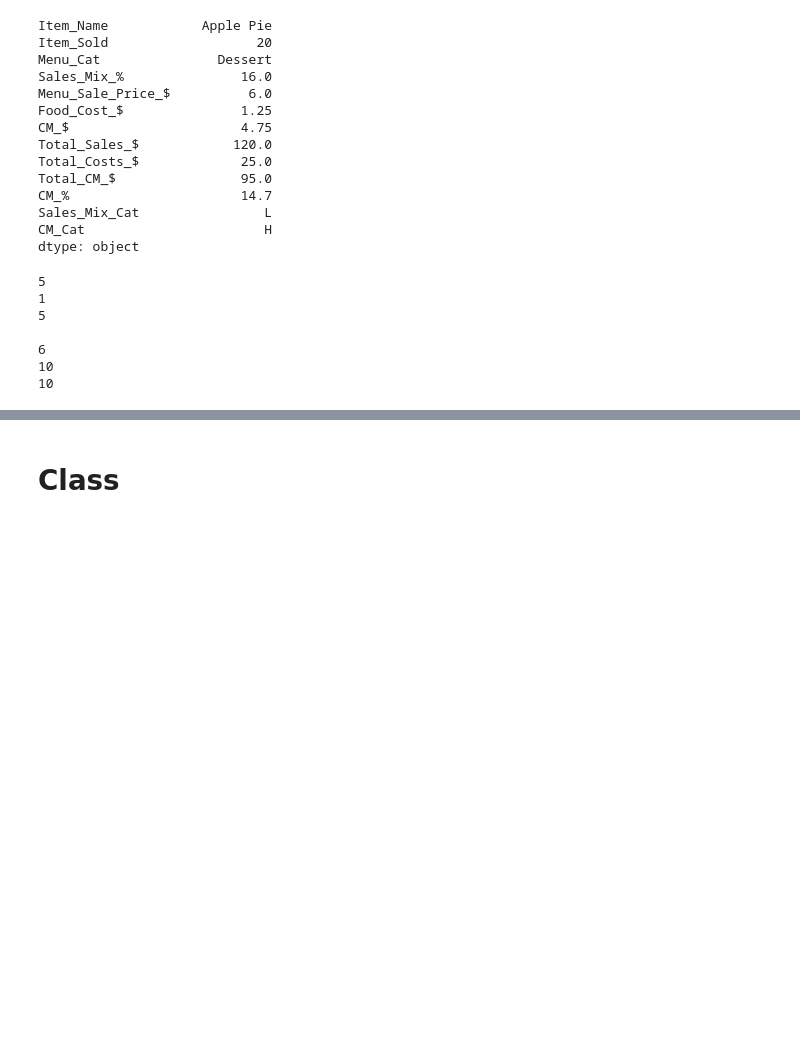
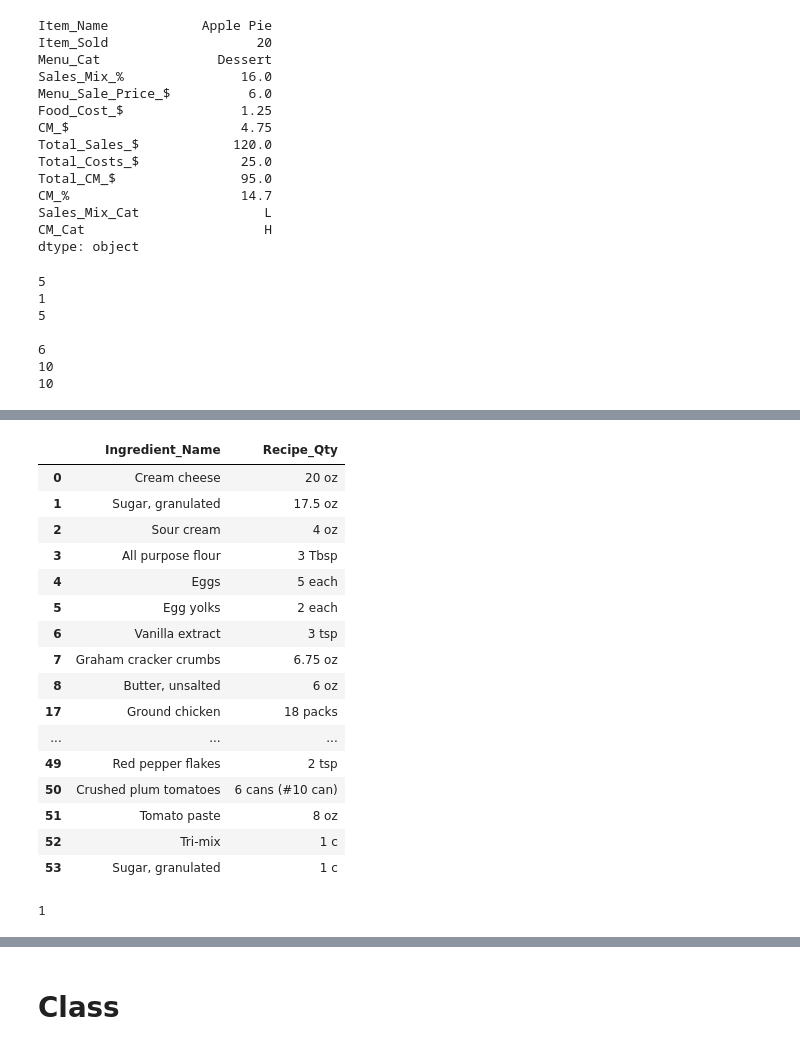
Before and after one commit to salsal3/easy-as-py, a Jupyter notebook: tests.ipynb, the cells around one changed output, grey strips where cells are left out. Cells and saved outputs as stored; diff of their text form; code cells hidden in the pictures; blank space fills up the shorter version.

```diff
--- a/tests.ipynb
+++ b/tests.ipynb
@@ -902,0 +970,12 @@ print(y)
+# %%
+# Create df for 'Order Sheet' with select columns
+df = get_df('Order Sheet', 0)[['Item','Order Unit','Best Price']]
+
+# Keep rows where the 'Best Price' IS NOT equal to 0
+df = df[df['Best Price'] != 0]
+order_sheet_df = df.rename(columns={
+    'Item':'Ingredient_Name',
+    'Order Unit':'Purchase_Unit',
+    'Best Price':'Purchase_Price_$'
+})
+order_sheet_df
@@ -912,11 +1045,9 @@ NameError: name 'docs_service' is not defined
 # %%
-import docx
-
-docx_text = docx.Document('cheesecake_recipe.docx')
+docx_text = docx.Document('recipes/cheesecake_recipe.docx')
 data = {}
 paragraphs = docx_text.paragraphs
 for i in range(2, len(docx_text.paragraphs)):
-    data[i] = tuple(docx_text.paragraphs[i].text.split('\t'))
+    data[i] = docx_text.paragraphs[i].text.split('\t')
 data_values = list(data.values())
 data_values
 # %% [output]
@@ -943,0 +1087,9 @@ KeyError: 'Recipe_Unit'
+# %%
+def recipe_from_docx(docx_file):
+    docx_text = docx.Document(docx_file)
+    data = {}
+    paragraphs = docx_text.paragraphs
+    for i in range(2, len(docx_text.paragraphs)):
+        data[i] = docx_text.paragraphs[i].text.split('\t')
+    data_values = list(data.values())
+    return data_values
@@ -943,0 +1098,3 @@ KeyError: 'Recipe_Unit'
+# %%
+recipe_book = recipe_from_docx('recipe_book.docx')
+recipe_book
@@ -943,0 +1119,32 @@ KeyError: 'Recipe_Unit'
+# %%
+def clean_df(df):
+    df.drop(df[df['Item_Name'] == ''].index, inplace=True)
+    return df
+
+clean_recipe_book = [x for x in recipe_book]# if x != '\n']
+frame = pd.DataFrame(clean_recipe_book,columns=['Ingredient_Name','Recipe_Qty']).dropna()
+frame
+# %% [output]
+|  | Ingredient_Name | Recipe_Qty |
+| 0 | Cream cheese | 20 oz |
+| 1 | Sugar, granulated | 17.5 oz |
+| 2 | Sour cream | 4 oz |
+| 3 | All purpose flour | 3 Tbsp |
+| 4 | Eggs | 5 each |
+| 5 | Egg yolks | 2 each |
+| 6 | Vanilla extract | 3 tsp |
+| 7 | Graham cracker crumbs | 6.75 oz |
+| 8 | Butter, unsalted | 6 oz |
+| 17 | Ground chicken | 18 packs |
+| ... | ... | ... |
+| 49 | Red pepper flakes | 2 tsp |
+| 50 | Crushed plum tomatoes | 6 cans (#10 can) |
+| 51 | Tomato paste | 8 oz |
+| 52 | Tri-mix | 1 c |
+| 53 | Sugar, granulated | 1 c |
+# %%
+book = Document('recipe_book.docx')
+sections = book.sections
+print(len(sections))
+# %% [output]
+1
```
Also changed, not shown: parts of 43 cells of this notebook, 13 other files.
